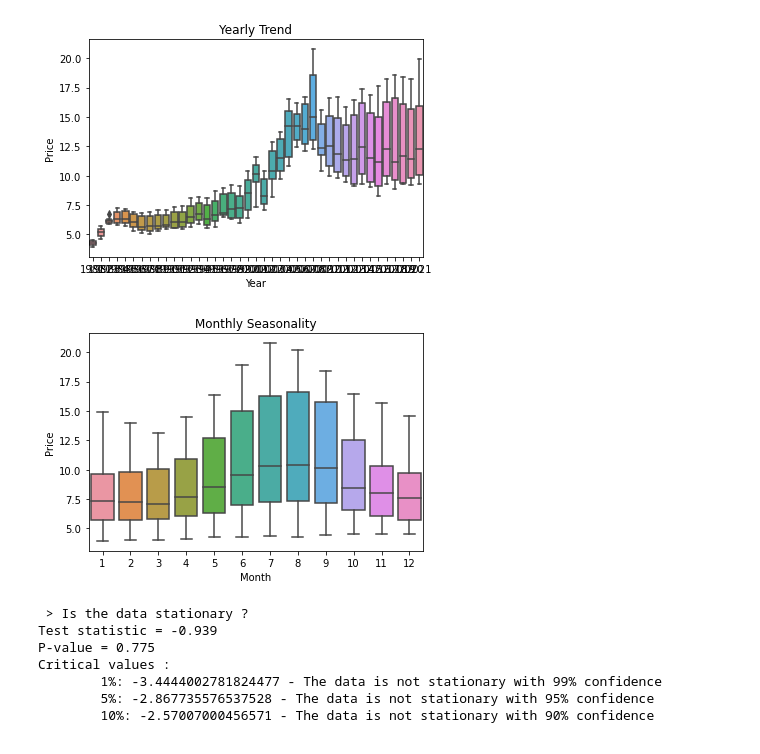
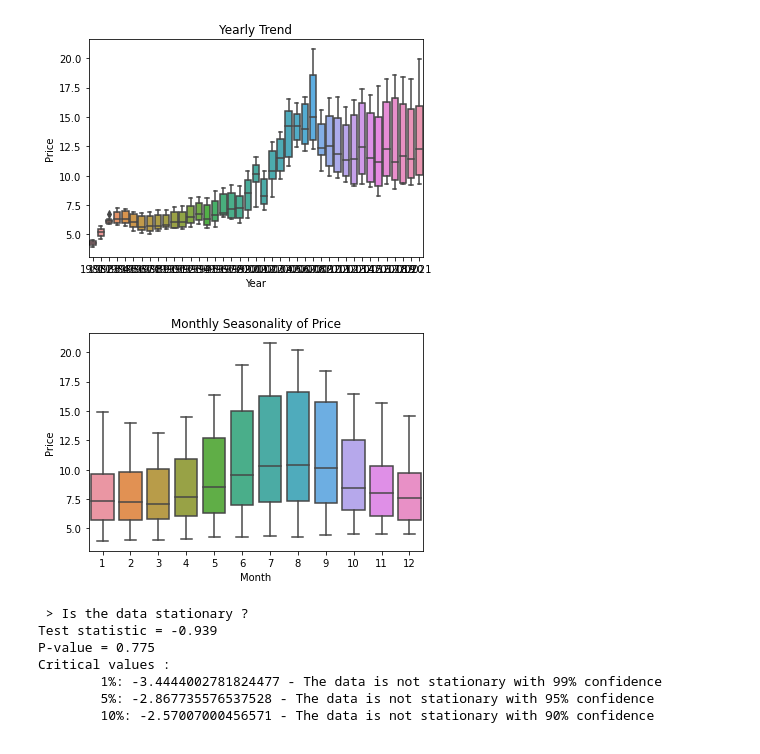
Before and after one commit to ArgentCode/DS201Final, a Jupyter notebook: ARIMA_modelling.ipynb, the cells around one changed output. Saved outputs shown, nothing was run; the diff lists cells and outputs as text; code cells hidden in the pictures.

```diff
--- a/ARIMA_modelling.ipynb
+++ b/ARIMA_modelling.ipynb
@@ -77,10 +77,10 @@ plt.show()
 [figure]
 # %%
 sns.boxplot(x=df.Month, y=df.Price)
-plt.title("Monthly Seasonality")
+plt.title("Monthly Seasonality of Price")
 plt.show()
 # %% [output]
-[figure, old version]
+[figure, new version]
 # %%
 from statsmodels.tsa.stattools import adfuller
 
```
Also changed, not shown: parts of 5 cells of this notebook.
